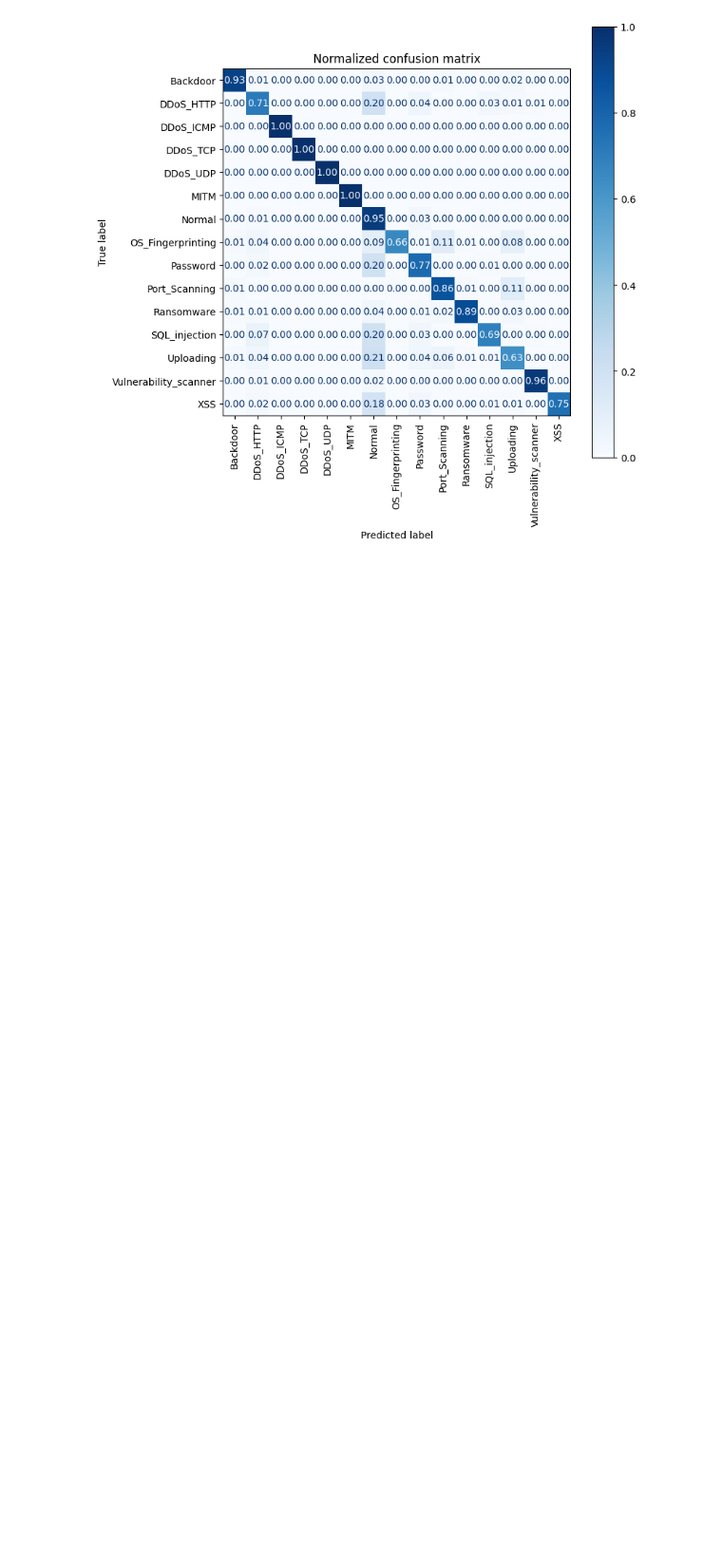
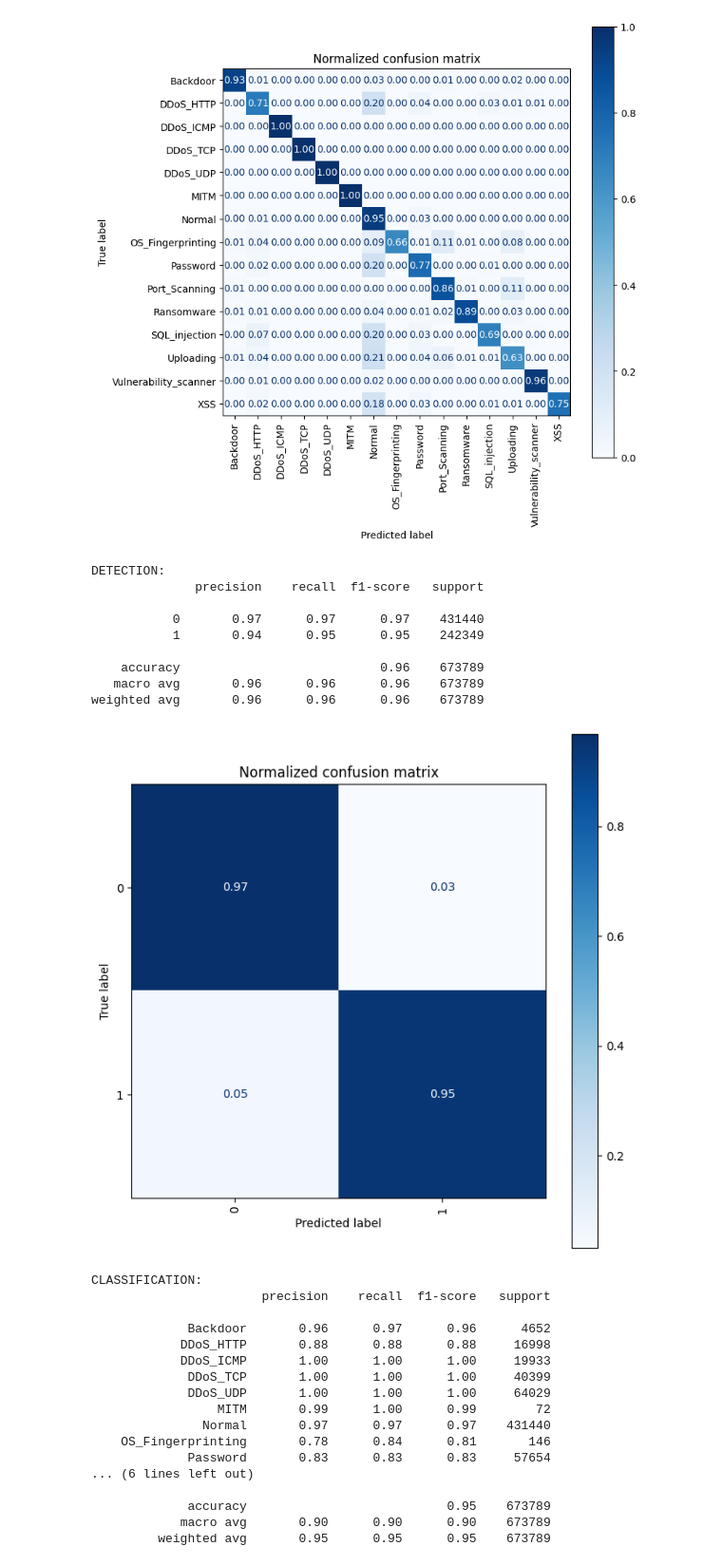
Before and after one commit to pro1710/ids, a Jupyter notebook: ml_interim.ipynb, the cells around one changed output. Shown at 95% size. Cells and saved outputs as stored; diff of their text form; code cells hidden in the pictures; blank space fills up the shorter version.

```diff
--- a/ml_interim.ipynb
+++ b/ml_interim.ipynb
@@ -133,0 +157,13 @@ weighted avg       0.94      0.94      0.94    548324
+# %%
+classifier = DecisionTreeClassifier(random_state=SEED)
+
+classifier.fit(X_train_classification, y_train_classification)
+y_train_classification_predict = classifier.predict(X_train_classification)
+y_test_classification_predict = classifier.predict(X_test_classification)
+
+ids_common.report(y_train_classification,
+       y_train_classification_predict,
+       y_test_classification,
+       y_test_classification_predict)
+
+ids_common.plot_cm(y_test_classification, y_test_classification_predict)
@@ -217,3 +272,56 @@ CLASSIFICATION:
             macro avg       0.86      0.85      0.86    685404
          weighted avg       0.93      0.93      0.93    685404
 [figure]
+# %%
+y_global_label = df_test_global[target_label_2_class]
+y_global_type = df_test_global[target_label_15_class]
+X_global = df_test_global.drop([target_label_2_class, target_label_15_class], axis=1, inplace=False)
+
+
+y_global_detection_predict = detector.predict(X_global)
+
+ds_classification = df_test_global[y_global_detection_predict==1]
+X_global_classification = ds_classification.drop([target_label_2_class, target_label_15_class], axis=1, inplace=False)
+
+y_global_classification_predict = classifier.predict(X_global_classification)
+
+
+global_result = pd.Series(y_global_detection_predict, index=X_global.index.copy())
+global_result = global_result.map(lambda x: 'Normal' if x==0 else 'Attack')
+global_result.loc[X_global_classification.index] = y_global_classification_predict
+
+print('DETECTION:')
+print(classification_report(y_global_label, y_global_detection_predict))
+ids_common.plot_cm(y_global_label, y_global_detection_predict)
+
+print('CLASSIFICATION:')
+print(classification_report(y_global_type, global_result))
+ids_common.plot_cm(y_global_type, global_result)
+# %% [output]
+DETECTION:
+              precision    recall  f1-score   support
+
+           0       0.97      0.97      0.97    431440
+           1       0.94      0.95      0.95    242349
+
+    accuracy                           0.96    673789
+   macro avg       0.96      0.96      0.96    673789
+weighted avg       0.96      0.96      0.96    673789
+[figure, added]
+CLASSIFICATION:
+                       precision    recall  f1-score   support
+
+             Backdoor       0.96      0.97      0.96      4652
+            DDoS_HTTP       0.88      0.88      0.88     16998
+            DDoS_ICMP       1.00      1.00      1.00     19933
+             DDoS_TCP       1.00      1.00      1.00     40399
+             DDoS_UDP       1.00      1.00      1.00     64029
+                 MITM       0.99      1.00      0.99        72
+               Normal       0.97      0.97      0.97    431440
+    OS_Fingerprinting       0.78      0.84      0.81       146
+             Password       0.83      0.83      0.83     57654
+... (6 lines left out)
+
+             accuracy                           0.95    673789
+            macro avg       0.90      0.90      0.90    673789
+         weighted avg       0.95      0.95      0.95    673789
```
Also changed, not shown: parts of 10 cells of this notebook, 1 other file.
